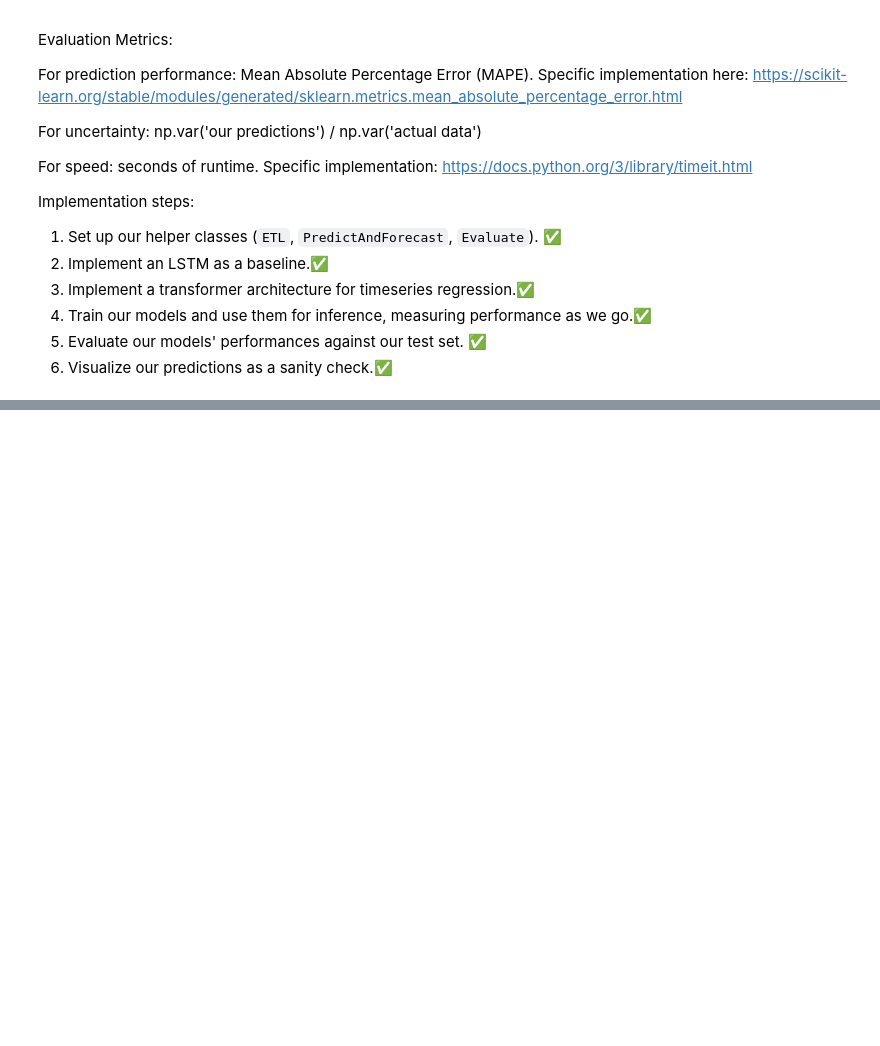
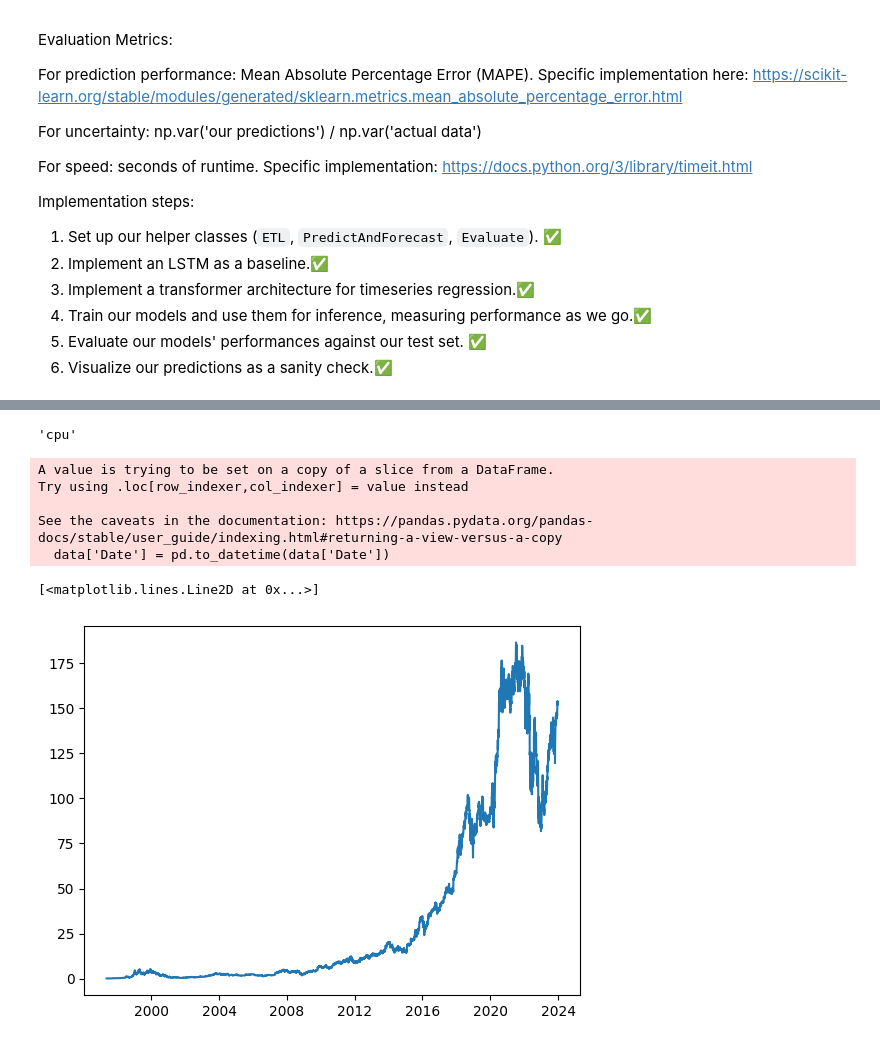
Before and after one commit to jbesoto/spy-etf-rnn-stock-predictor, a Jupyter notebook: notebooks/LSTM_torch.ipynb, the cells around one changed output, grey strips where cells are left out. Saved outputs shown, nothing was run; the diff lists cells and outputs as text; code cells hidden in the pictures; blank space fills up the shorter version.

```diff
--- a/notebooks/LSTM_torch.ipynb
+++ b/notebooks/LSTM_torch.ipynb
@@ -208,2 +29,0 @@ class Evaluate:
-# %%
-data = ETL('^GSPC')
@@ -311,0 +38,10 @@ plot_results(data.test, baseline_preds.predictions, data.df, title_suffix='LSTM'
+# %%
+FILE_PATH = '../data/amzn-etf.csv'
+
+
+if os.path.exists(FILE_PATH):
+    data = pd.read_csv(FILE_PATH)
+else:
+    data = yf.Ticker("AMZN")
+    data = data.history(period="max")
+    data.to_csv(FILE_PATH)
@@ -311,0 +64,3 @@ plot_results(data.test, baseline_preds.predictions, data.df, title_suffix='LSTM'
+# %%
+data = data[['Date', 'Close']]
+data
@@ -311,0 +81,17 @@ plot_results(data.test, baseline_preds.predictions, data.df, title_suffix='LSTM'
+# %%
+device = 'cuda:0' if torch.cuda.is_available() else 'cpu'
+device
+# %% [output]
+'cpu'
+# %%
+data['Date'] = pd.to_datetime(data['Date'])
+
+plt.plot(data['Date'], data['Close'])
+# %% [output]
+A value is trying to be set on a copy of a slice from a DataFrame.
+Try using .loc[row_indexer,col_indexer] = value instead
+
+See the caveats in the documentation: https://pandas.pydata.org/pandas-docs/stable/user_guide/indexing.html#returning-a-view-versus-a-copy
+  data['Date'] = pd.to_datetime(data['Date'])
+[<matplotlib.lines.Line2D at 0x...>]
+[figure, added]
```
Also changed, not shown: parts of 45 cells of this notebook, 1 other file.
